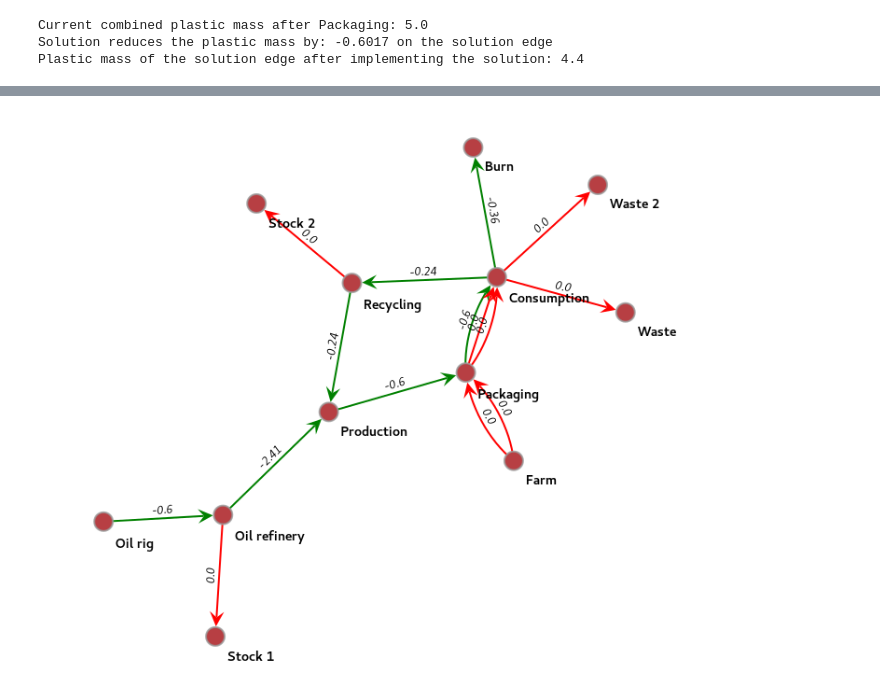
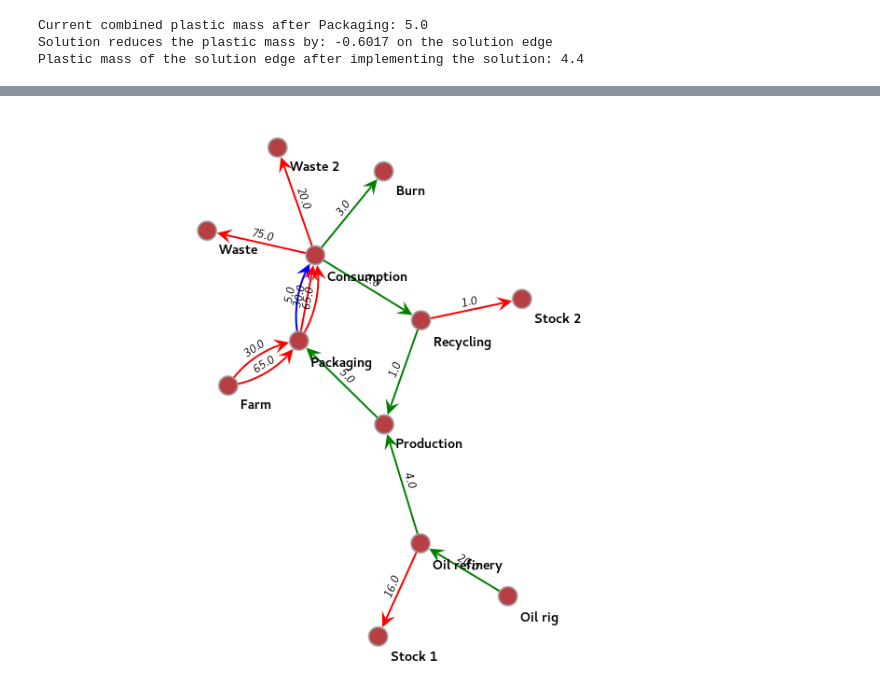
Before and after one commit to MaxBo/REPAiR-Web, a Jupyter notebook: flow_modelling/fm02_alter_flows.ipynb, the cells around one changed output, grey strips where cells are left out. Drawn from its saved outputs; the diff is of its cells as text; code cells hidden in the pictures.

```diff
--- a/flow_modelling/fm02_alter_flows.ipynb
+++ b/flow_modelling/fm02_alter_flows.ipynb
@@ -394,2 +297,0 @@ plot_sol_materials(g_split, ecolors_1, eprop_material)
-# %%
-g_split.set_reversed(False)
@@ -404,3 +297,0 @@ ch, v = change_on_inflows(g_split.vertex(5), edge_mask_1, visited, -0.3, eprop_m
-# %%
-for e in ch:
-    print(g_split.vp.id[e.source()], '-->', g_split.vp.id[e.target()], ch[e])
@@ -554,4 +343,0 @@ It is assumed that indeed all flows are selected in a solution part that are aff
-# %%
-ch, v = change_on_inflows(g_split.vertex(11), edge_mask_2, visited, solution_2, eprop_mass)
-for e in ch:
-    print(g_split.vp.id[e.source()], '-->', g_split.vp.id[e.target()], ch[e])
@@ -640,5 +370,4 @@ Solution reduces the plastic mass by: -0.6017 on the solution edge
 Plastic mass of the solution edge after implementing the solution: 4.4
 # %%
 edge_mask_3, ecolors_3 = define_mask(g_split, eprop_material, ['plastic', 'crude oil'])
-mass_sol3 = get_mass_change(g_split, eprop_mass, edge_mask_3, sol_e_3, solution_3)
-mass_sol3 = mass_balancer(g_split, eprop_mass, edge_mask_3, sol_e_3, solution_3)
+ecolors_3[sol_e_3] = "blue"
@@ -667,4 +378,4 @@ plot_sol_materials(g_split, ecolors_3, eprop_material)
 # %%
-plot_sol_mass(g_split, ecolors_3, mass_sol3)
+plot_sol_mass(g_split, ecolors_3, eprop_mass)
 # %% [output]
-[figure, old version]
+[figure, new version]
```
Also changed, not shown: parts of 62 cells of this notebook, 2 other files.
